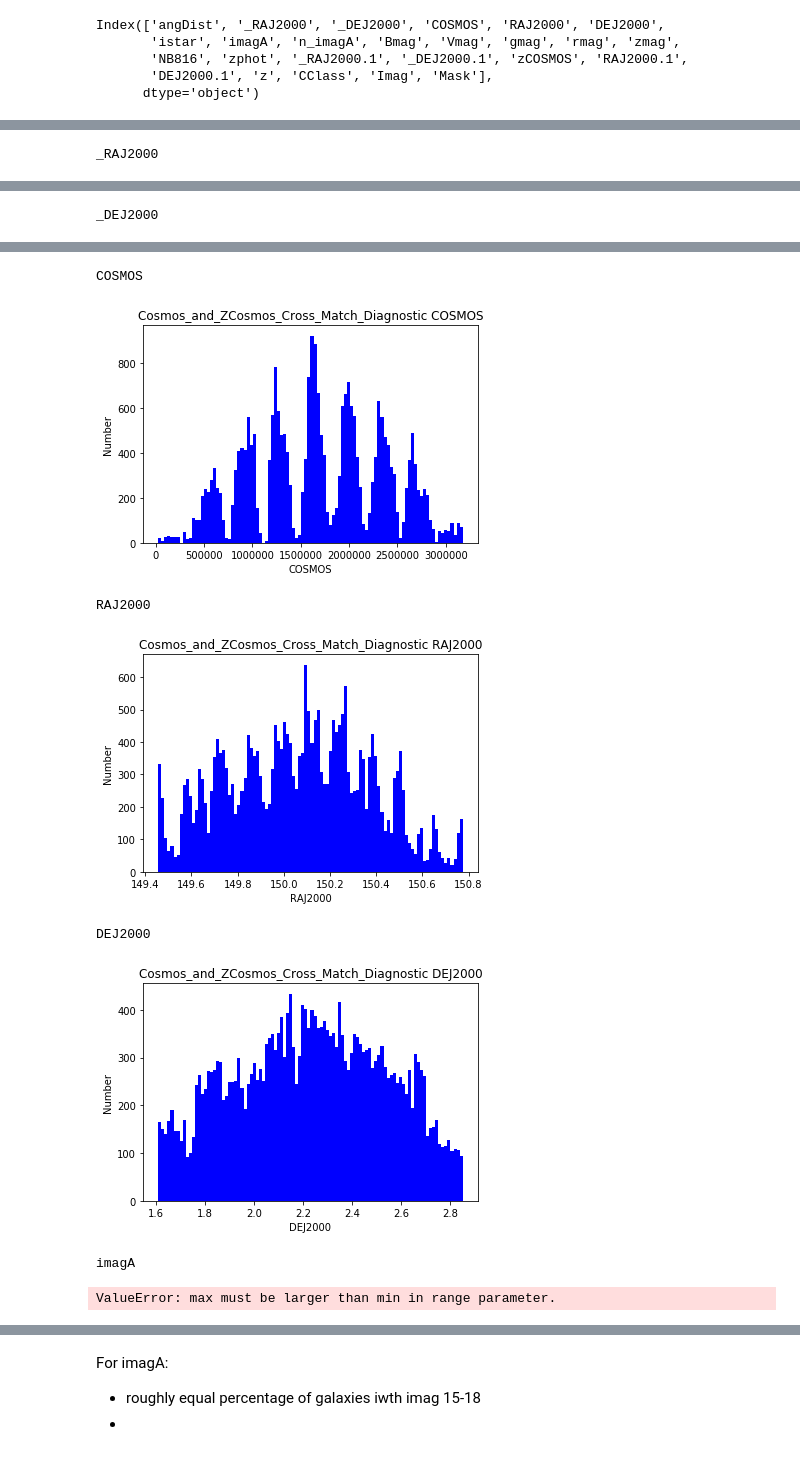
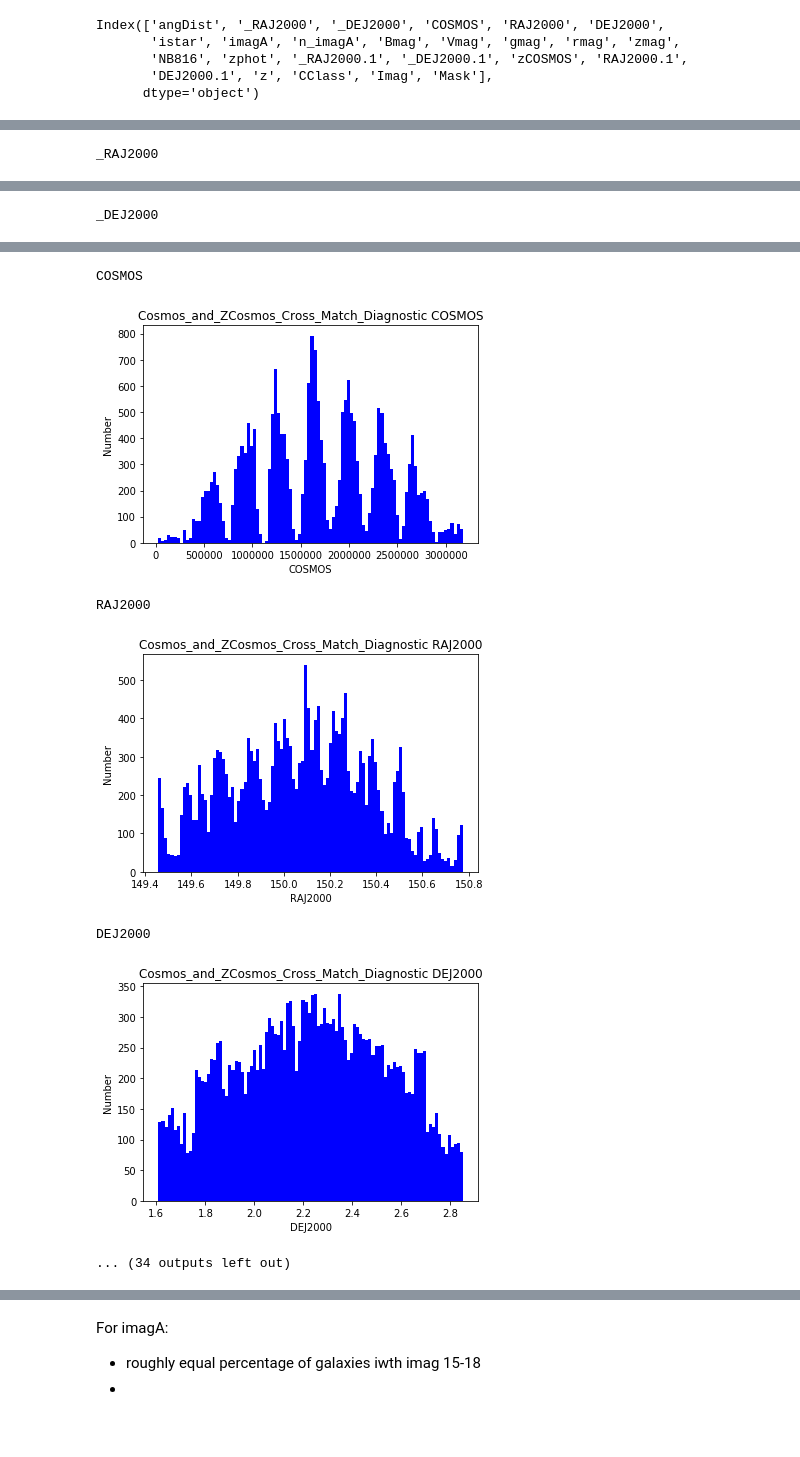
Before and after one commit to lialubit/Redshift, a Jupyter notebook: redshift.ipynb, the cells around one changed output, grey strips where cells are left out. Saved outputs shown, nothing was run; the diff lists cells and outputs as text; code cells hidden in the pictures.

Commit message:
Got rid of a lot of the errors I had. Trying to figure out why something works in one order but not another.

```diff
--- a/redshift.ipynb
+++ b/redshift.ipynb
@@ -152,4 +152,4 @@ cosmos_df_filtered.head()
 # %%
 ##cross match of cosmos and zcosmos from http://cdsxmatch.u-strasbg.fr/xmatch
-cosmos_and_zcosmos_cross_match1 = pd.read_csv('cross_match.csv')
+cosmos_and_zcosmos_cross_match3 = pd.read_csv('cross_match.csv')
 # %%
@@ -167,0 +163,4 @@ True
+# %%
+cosmos_and_zcosmos_cross_match_useful_columns = ['angDist', '_RAJ2000', '_DEJ2000', 'COSMOS', 'RAJ2000', 'DEJ2000',
+                                                  'imagA', 'n_imagA', 'Bmag', 'Vmag', 'gmag', 'rmag', 'zmag', 'zphot', '_RAJ2000.1', '_DEJ2000.1', 'zCOSMOS', 'RAJ2000.1',
+                                                  'DEJ2000.1', 'z', 'CClass', 'Imag', 'Mask']
@@ -167,0 +180,3 @@ True
+# %%
+cosmos_and_zcosmos_cross_match2 = cosmos_and_zcosmos_cross_match3[np.logical_not(np.isnan(cosmos_and_zcosmos_cross_match3))]
+cosmos_and_zcosmos_cross_match1 = cosmos_and_zcosmos_cross_match2[np.logical_not(np.isinf(cosmos_and_zcosmos_cross_match2))]
@@ -168,6 +187,6 @@ True
 # %%
 #removal of abnormal placeholder values
-cosmos_and_zcosmos_cross_match1[(cosmos_and_zcosmos_cross_match1.Bmag > 0.00)
+cosmos_and_zcosmos_cross_match = cosmos_and_zcosmos_cross_match1[(cosmos_and_zcosmos_cross_match1.Bmag > 0.00)
                                 & (cosmos_and_zcosmos_cross_match1.Imag > 0.00)
                                 & (cosmos_and_zcosmos_cross_match1.imagA > 0.00)
                                 & (cosmos_and_zcosmos_cross_match1.z > 0.00)
@@ -224,8 +199,8 @@ What to try next:
 # %%
 ##diagnostic to find abnormal placeholder values for removal
-for i in cosmos_and_zcosmos_cross_match1_useful_columns:
+for i in cosmos_and_zcosmos_cross_match_useful_columns:
     print(i)
-    plt.hist(cosmos_and_zcosmos_cross_match1[i], color='blue', linewidth=5, bins=100)
+    plt.hist(cosmos_and_zcosmos_cross_match[i], color='blue', linewidth=5, bins=100)
     plt.xlabel(i)
     plt.ylabel("Number")
     plt.title("Cosmos_and_ZCosmos_Cross_Match_Diagnostic" + " " + i)
@@ -241,8 +216,7 @@ _DEJ2000
 COSMOS
-[figure, old version]
+[figure, new version]
 RAJ2000
-[figure, old version]
+[figure, new version]
 DEJ2000
-[figure, old version]
+[figure, new version]
-imagA
+... (34 outputs left out)
-ValueError: max must be larger than min in range parameter.
```
Also changed, not shown: parts of 17 cells of this notebook, 1 other file.
